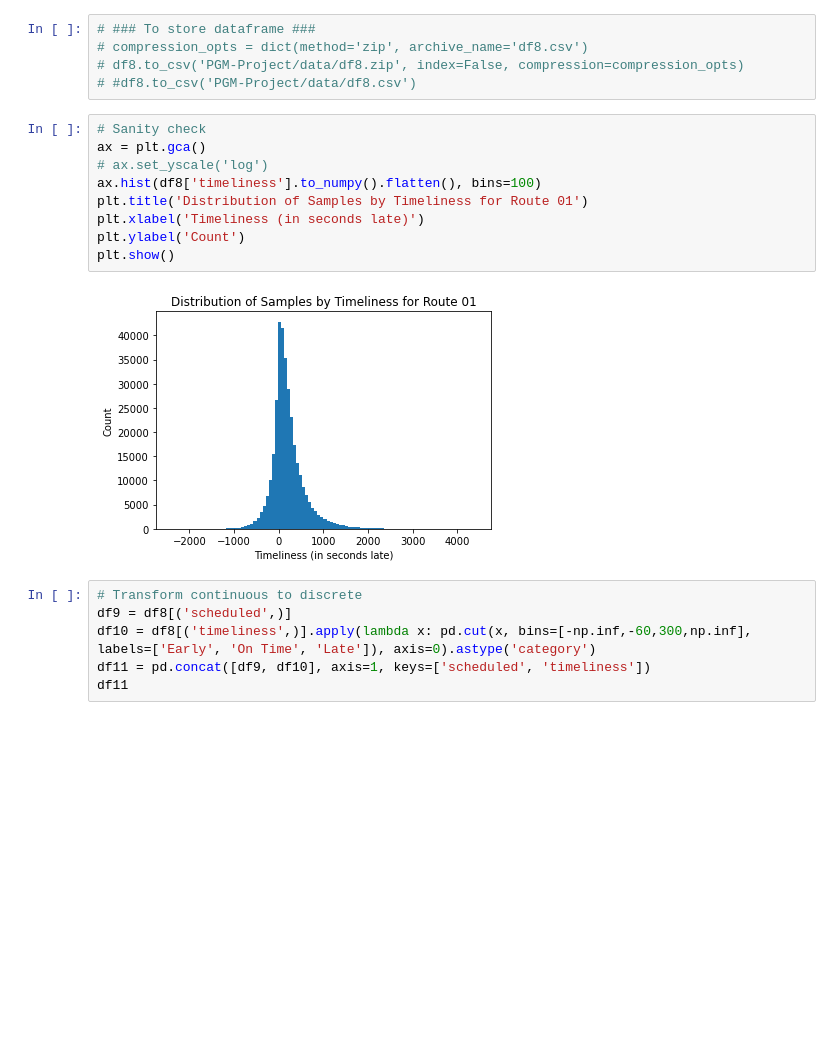
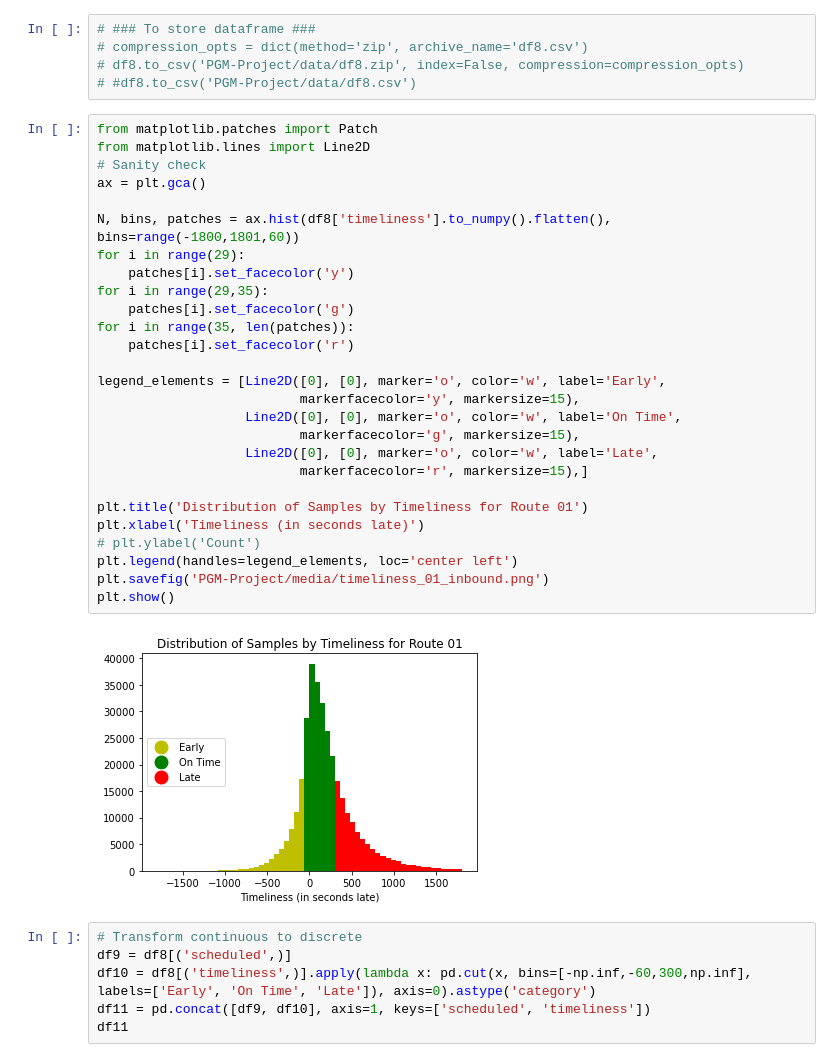
Before and after one commit to notAlex2/pgm-public-transit, a Jupyter notebook: Timeliness_Preprocessing.ipynb, the cells around one changed output. Saved outputs shown, nothing was run; the diff lists cells and outputs as text; blank space fills up the shorter version.

```diff
--- a/Timeliness_Preprocessing.ipynb
+++ b/Timeliness_Preprocessing.ipynb
@@ -298,17 +273,35 @@ df8
 # compression_opts = dict(method='zip', archive_name='df8.csv')
 # df8.to_csv('PGM-Project/data/df8.zip', index=False, compression=compression_opts)
 # #df8.to_csv('PGM-Project/data/df8.csv')
-# %%
-# Sanity check
-ax = plt.gca()
-# ax.set_yscale('log')
-ax.hist(df8['timeliness'].to_numpy().flatten(), bins=100)
-plt.title('Distribution of Samples by Timeliness for Route 01')
-plt.xlabel('Timeliness (in seconds late)')
-plt.ylabel('Count')
-plt.show()
-# %% [output]
-[figure, removed]
+# %%
+from matplotlib.patches import Patch
+from matplotlib.lines import Line2D
+# Sanity check
+ax = plt.gca()
+
+N, bins, patches = ax.hist(df8['timeliness'].to_numpy().flatten(), bins=range(-1800,1801,60))
+for i in range(29):
+    patches[i].set_facecolor('y')
+for i in range(29,35):
+    patches[i].set_facecolor('g')
+for i in range(35, len(patches)):
+    patches[i].set_facecolor('r')
+
+legend_elements = [Line2D([0], [0], marker='o', color='w', label='Early',
+                          markerfacecolor='y', markersize=15),
+                   Line2D([0], [0], marker='o', color='w', label='On Time',
+                          markerfacecolor='g', markersize=15),
+                   Line2D([0], [0], marker='o', color='w', label='Late',
+                          markerfacecolor='r', markersize=15),]
+
+plt.title('Distribution of Samples by Timeliness for Route 01')
+plt.xlabel('Timeliness (in seconds late)')
+# plt.ylabel('Count')
+plt.legend(handles=legend_elements, loc='center left')
+plt.savefig('PGM-Project/media/timeliness_01_inbound.png')
+plt.show()
+# %% [output]
+[figure, added]
 # %%
 # Transform continuous to discrete
 df9 = df8[('scheduled',)]
```
Also changed, not shown: parts of 7 cells of this notebook.
